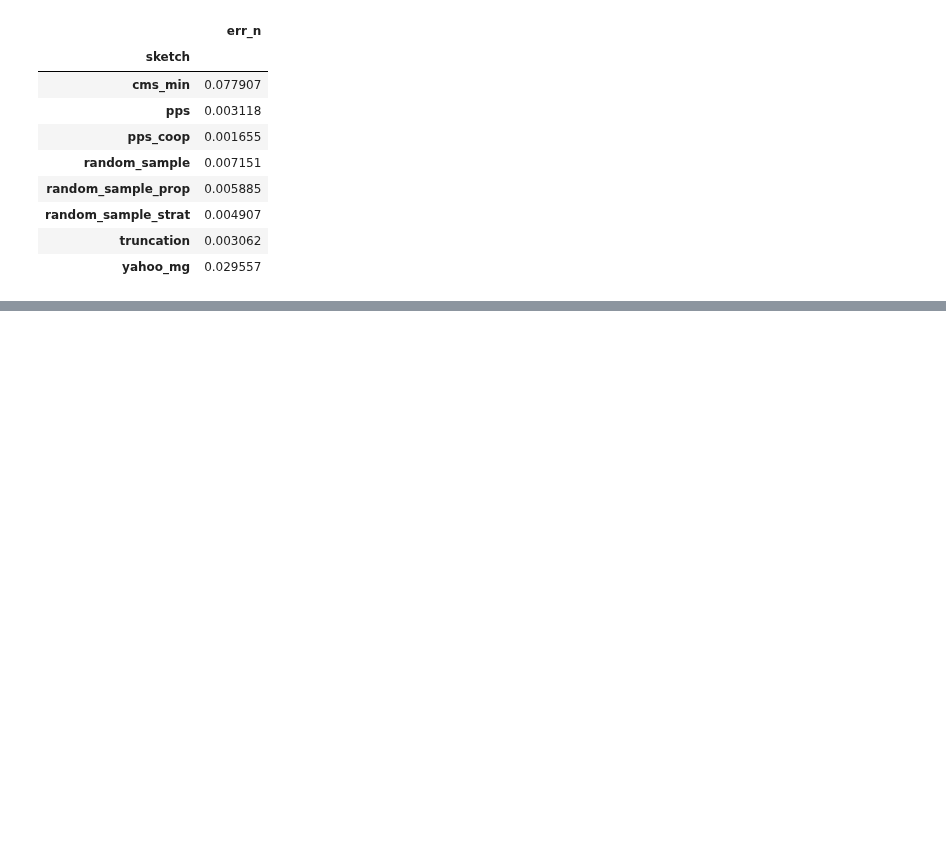
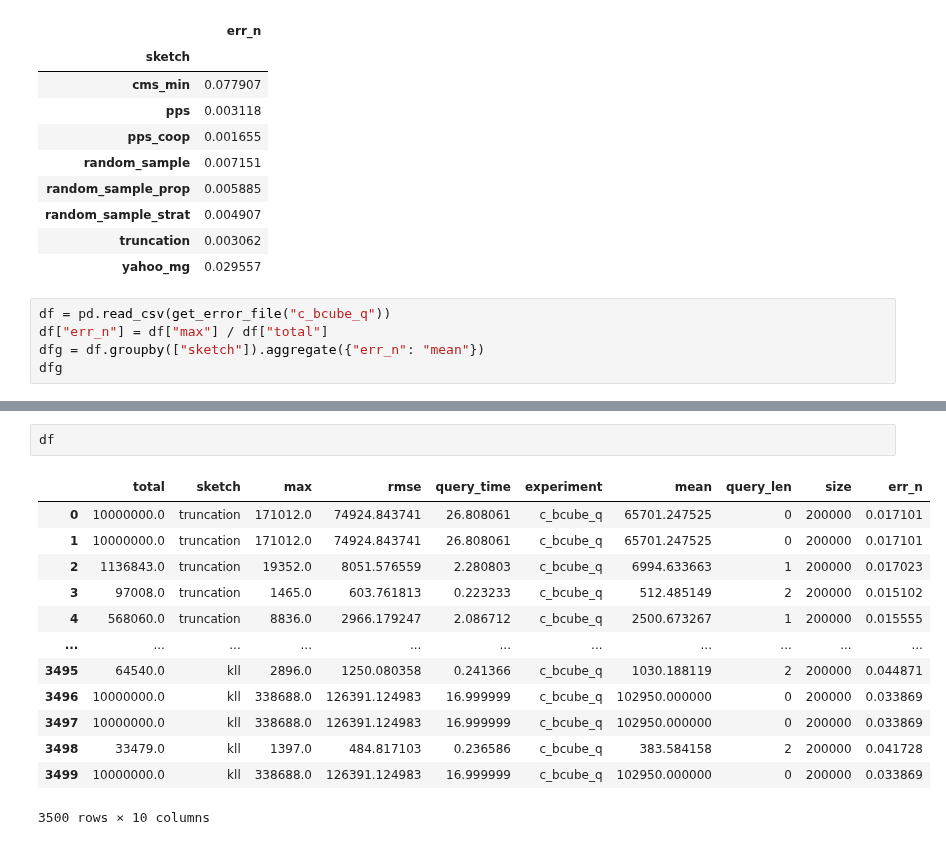
Before and after one commit to stanford-futuredata/sketchstore, a Jupyter notebook: python/notebooks/Local Experiments.ipynb, the cells around one changed output, grey strips where cells are left out. Saved outputs shown, nothing was run; the diff lists cells and outputs as text; blank space fills up the shorter version.

```diff
--- a/python/notebooks/Local Experiments.ipynb
+++ b/python/notebooks/Local Experiments.ipynb
@@ -309,3 +311,8 @@ dfg
 | random_sample_strat | 0.004907 |
 | truncation | 0.003062 |
 | yahoo_mg | 0.029557 |
+# %%
+df = pd.read_csv(get_error_file("c_bcube_q"))
+df["err_n"] = df["max"] / df["total"]
+dfg = df.groupby(["sketch"]).aggregate({"err_n": "mean"})
+dfg
@@ -311,0 +329,16 @@ dfg
+# %%
+df
+# %% [output]
+|  | total | sketch | max | rmse | query_time | experiment | mean | query_len | size | err_n |
+| 0 | 10000000.0 | truncation | 171012.0 | 74924.843741 | 26.808061 | c_bcube_q | 65701.247525 | 0 | 200000 | 0.017101 |
+| 1 | 10000000.0 | truncation | 171012.0 | 74924.843741 | 26.808061 | c_bcube_q | 65701.247525 | 0 | 200000 | 0.017101 |
+| 2 | 1136843.0 | truncation | 19352.0 | 8051.576559 | 2.280803 | c_bcube_q | 6994.633663 | 1 | 200000 | 0.017023 |
+| 3 | 97008.0 | truncation | 1465.0 | 603.761813 | 0.223233 | c_bcube_q | 512.485149 | 2 | 200000 | 0.015102 |
+| 4 | 568060.0 | truncation | 8836.0 | 2966.179247 | 2.086712 | c_bcube_q | 2500.673267 | 1 | 200000 | 0.015555 |
+| ... | ... | ... | ... | ... | ... | ... | ... | ... | ... | ... |
+| 3495 | 64540.0 | kll | 2896.0 | 1250.080358 | 0.241366 | c_bcube_q | 1030.188119 | 2 | 200000 | 0.044871 |
+| 3496 | 10000000.0 | kll | 338688.0 | 126391.124983 | 16.999999 | c_bcube_q | 102950.000000 | 0 | 200000 | 0.033869 |
+| 3497 | 10000000.0 | kll | 338688.0 | 126391.124983 | 16.999999 | c_bcube_q | 102950.000000 | 0 | 200000 | 0.033869 |
+| 3498 | 33479.0 | kll | 1397.0 | 484.817103 | 0.236586 | c_bcube_q | 383.584158 | 2 | 200000 | 0.041728 |
+| 3499 | 10000000.0 | kll | 338688.0 | 126391.124983 | 16.999999 | c_bcube_q | 102950.000000 | 0 | 200000 | 0.033869 |
+3500 rows × 10 columns
```
Also changed, not shown: parts of 2 cells of this notebook, 8 other files.
